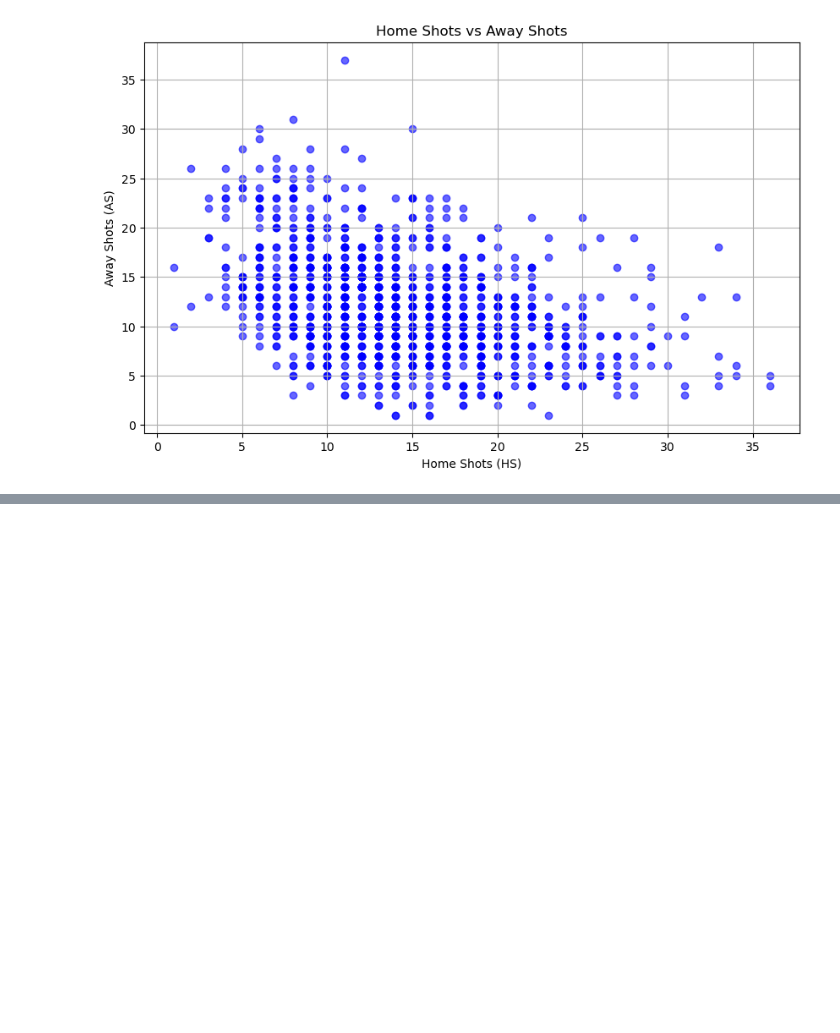
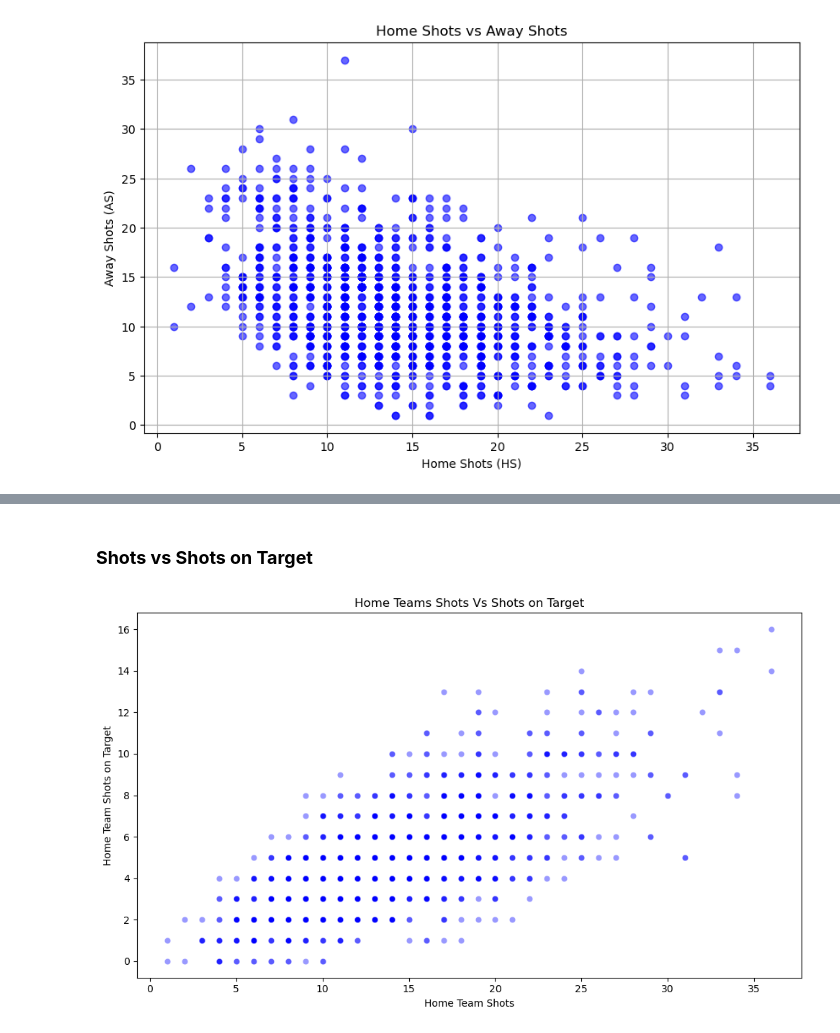
Before and after one commit to C-3DevO/premier_league_2025-2026_Winner, a Jupyter notebook: epl_winner.ipynb, the cells around one changed output, grey strips where cells are left out. Saved outputs shown, nothing was run; the diff lists cells and outputs as text; code cells hidden in the pictures; blank space fills up the shorter version.

```diff
--- a/epl_winner.ipynb
+++ b/epl_winner.ipynb
@@ -390,0 +397,12 @@ plt.show()
+# %% [markdown]
+### **Shots vs Shots on Target**
+# %%
+plt.figure(figsize=(10,6))
+sns.scatterplot(x=data['HS'],y=data['HST'], alpha=0.4, color='blue')
+plt.title("Home Teams Shots Vs Shots on Target")
+plt.xlabel("Home Team Shots")
+plt.ylabel("Home Team Shots on Target")
+plt.tight_layout()
+plt.show();
+# %% [output]
+[figure, added]
```
Also changed, not shown: parts of 22 cells of this notebook.
